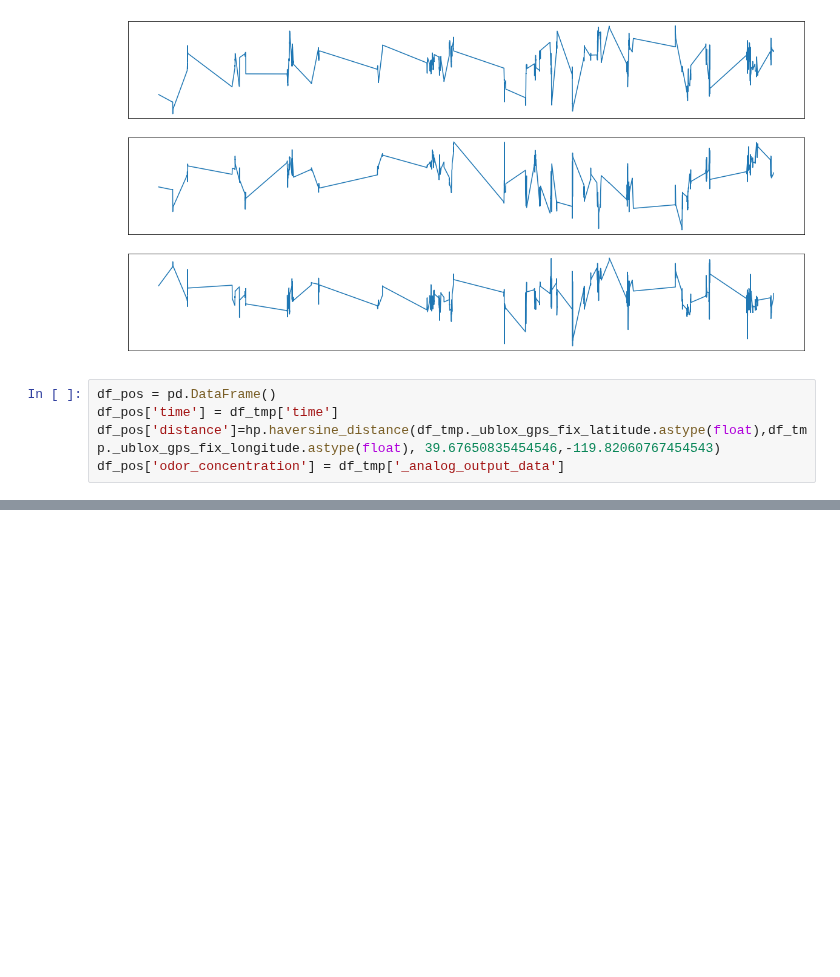
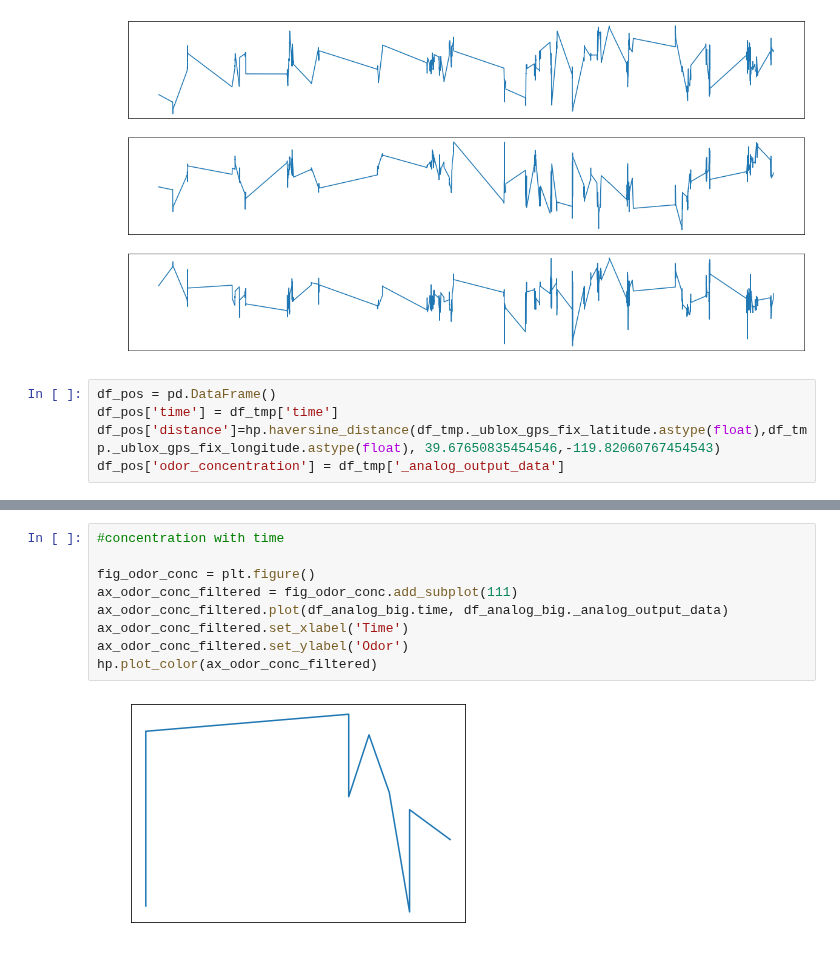
Before and after one commit to arunavanag591/odor_analysis, a Jupyter notebook: data_exploration/camera_tracker.ipynb, the cells around one changed output, grey strips where cells are left out. Drawn from its saved outputs; the diff is of its cells as text; blank space fills up the shorter version.

```diff
--- a/data_exploration/camera_tracker.ipynb
+++ b/data_exploration/camera_tracker.ipynb
@@ -336,0 +354,11 @@ hp.plot_color(ax_dist_odor)
+# %%
+#concentration with time
+
+fig_odor_conc = plt.figure()
+ax_odor_conc_filtered = fig_odor_conc.add_subplot(111)
+ax_odor_conc_filtered.plot(df_analog_big.time, df_analog_big._analog_output_data)
+ax_odor_conc_filtered.set_xlabel('Time')
+ax_odor_conc_filtered.set_ylabel('Odor')
+hp.plot_color(ax_odor_conc_filtered)
+# %% [output]
+[figure, added]
```
Also changed, not shown: parts of 5 cells of this notebook, 8 other files.
